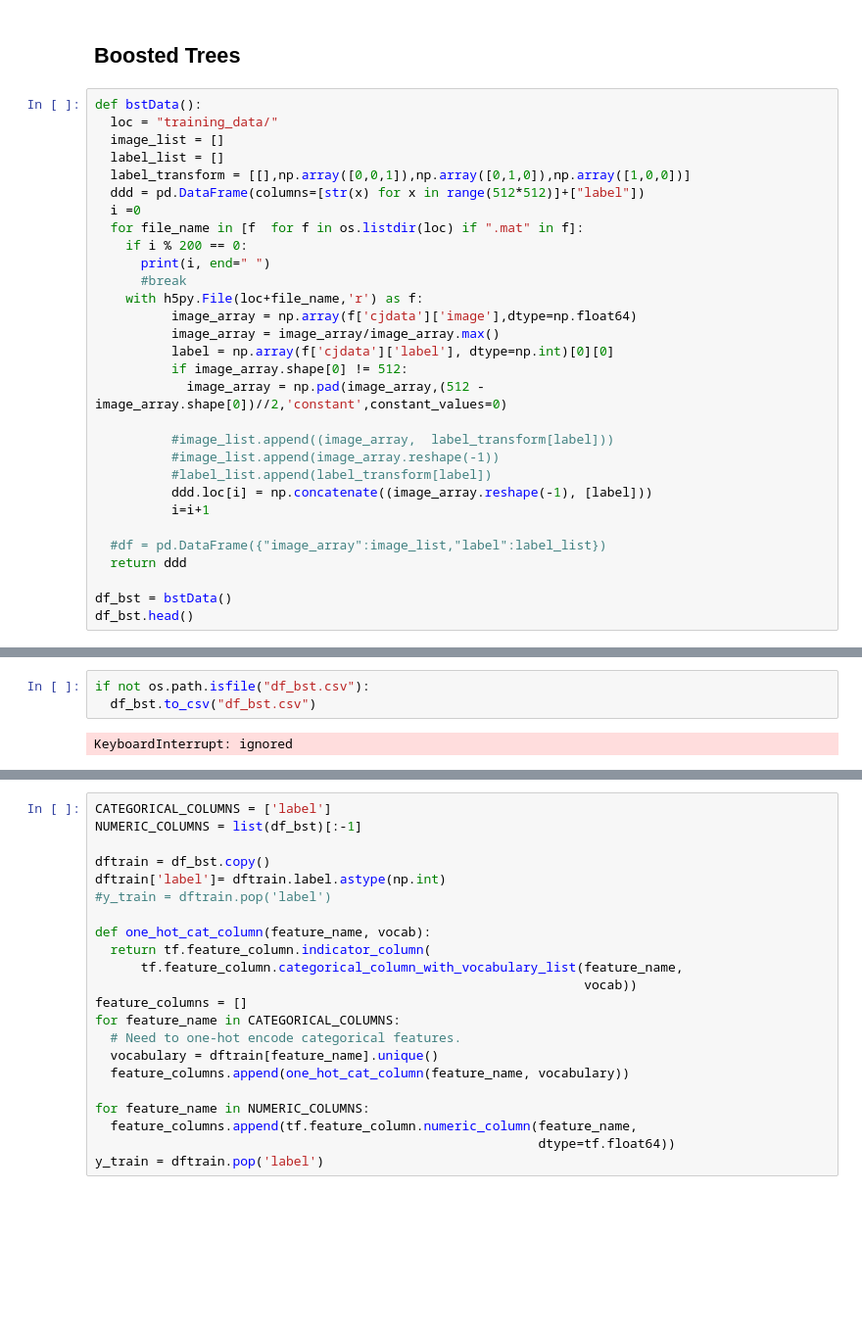
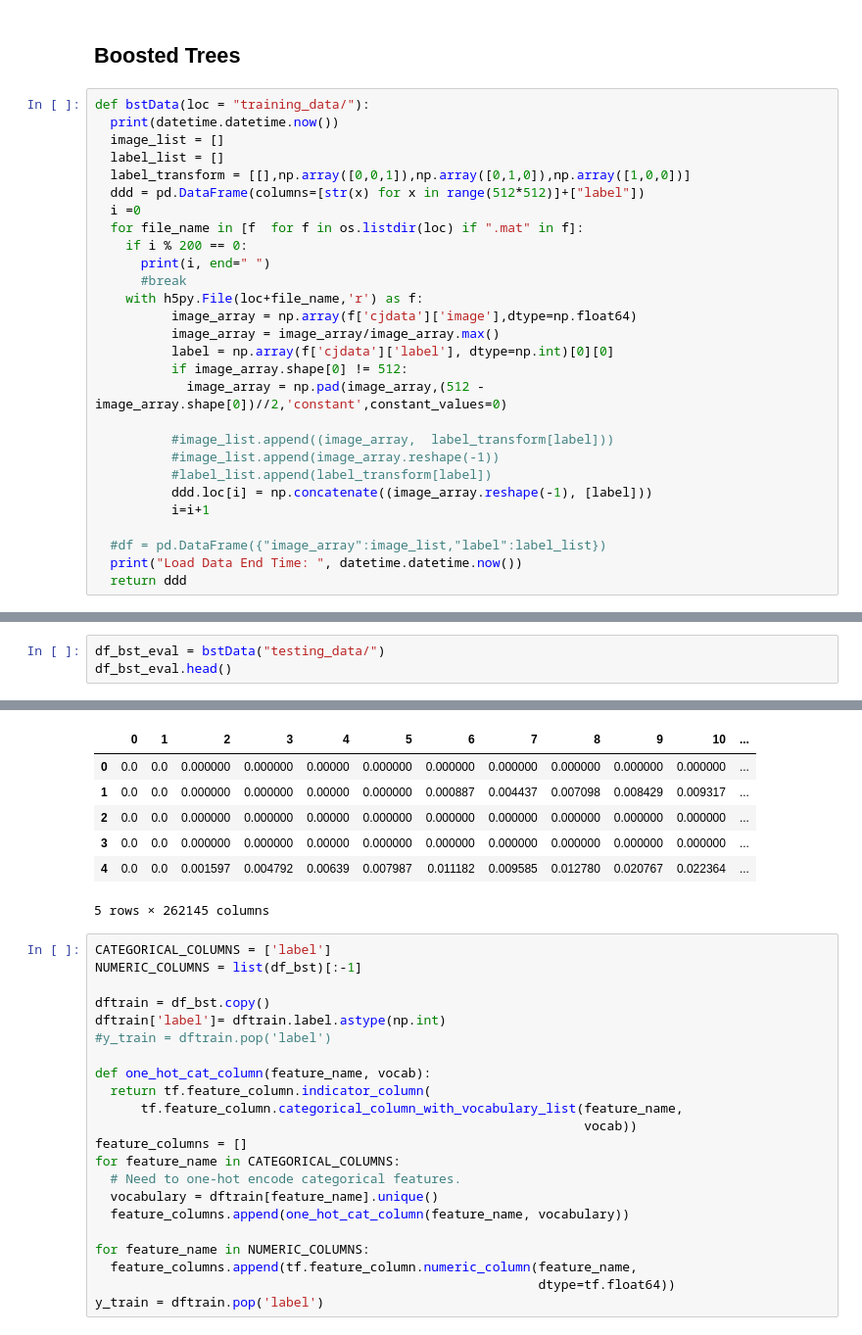
Before and after one commit to PadmarajBhat/Machine-Learning, a Jupyter notebook: BrainTumorClassification.ipynb, the cells around one changed output, grey strips where cells are left out. Shown at 98% size. Saved outputs shown, nothing was run; the diff lists cells and outputs as text; blank space fills up the shorter version.

```diff
--- a/BrainTumorClassification.ipynb
+++ b/BrainTumorClassification.ipynb
@@ -1610,8 +1610,8 @@ print(result)
 # %% [markdown]
 ## Boosted Trees
 # %%
-def bstData():
-  loc = "training_data/"
+def bstData(loc = "training_data/"):
+  print(datetime.datetime.now())
   image_list = []
   label_list = []
   label_transform = [[],np.array([0,0,1]),np.array([0,1,0]),np.array([1,0,0])]
@@ -1635,7 +1635,5 @@ def bstData():
           i=i+1
 
   #df = pd.DataFrame({"image_array":image_list,"label":label_list})
+  print("Load Data End Time: ", datetime.datetime.now())
   return ddd
-
-df_bst = bstData()
-df_bst.head()
@@ -1656,8 +1649,7 @@ Int64Index: 2145 entries, 0 to 2144
 Columns: 262145 entries, 0 to label
 dtypes: float64(262145)
 memory usage: 4.2 GB
-# %%
-if not os.path.isfile("df_bst.csv"):
-  df_bst.to_csv("df_bst.csv")
-# %% [output]
-KeyboardInterrupt: ignored
+# %%
+df_bst_eval = bstData("testing_data/")
+df_bst_eval.head()
+# %% [output]
@@ -1664,3 +1658,10 @@ KeyboardInterrupt: ignored
+|  | 0 | 1 | 2 | 3 | 4 | 5 | 6 | 7 | 8 | 9 | 10 | ... |
+| 0 | 0.0 | 0.0 | 0.000000 | 0.000000 | 0.00000 | 0.000000 | 0.000000 | 0.000000 | 0.000000 | 0.000000 | 0.000000 | ... |
+| 1 | 0.0 | 0.0 | 0.000000 | 0.000000 | 0.00000 | 0.000000 | 0.000887 | 0.004437 | 0.007098 | 0.008429 | 0.009317 | ... |
+| 2 | 0.0 | 0.0 | 0.000000 | 0.000000 | 0.00000 | 0.000000 | 0.000000 | 0.000000 | 0.000000 | 0.000000 | 0.000000 | ... |
+| 3 | 0.0 | 0.0 | 0.000000 | 0.000000 | 0.00000 | 0.000000 | 0.000000 | 0.000000 | 0.000000 | 0.000000 | 0.000000 | ... |
+| 4 | 0.0 | 0.0 | 0.001597 | 0.004792 | 0.00639 | 0.007987 | 0.011182 | 0.009585 | 0.012780 | 0.020767 | 0.022364 | ... |
+5 rows × 262145 columns
 # %%
 CATEGORICAL_COLUMNS = ['label']
 NUMERIC_COLUMNS = list(df_bst)[:-1]
```
Also changed, not shown: parts of 8 cells of this notebook.
